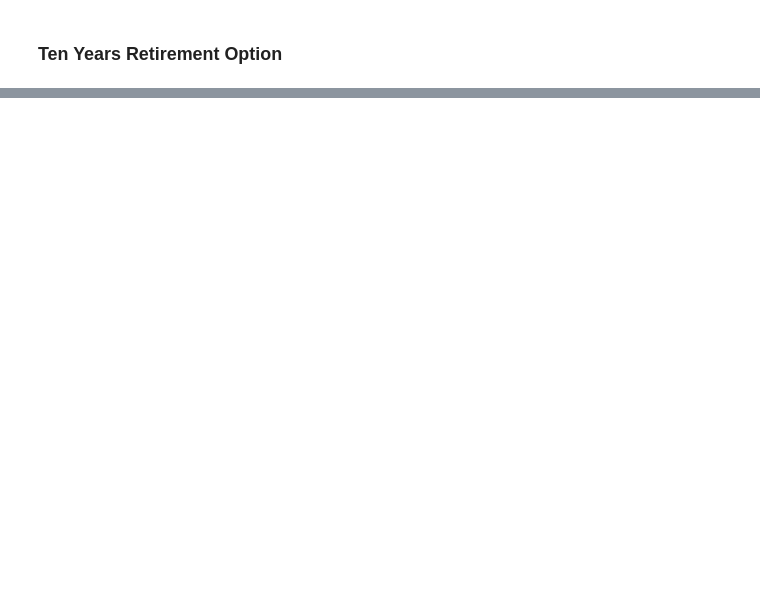
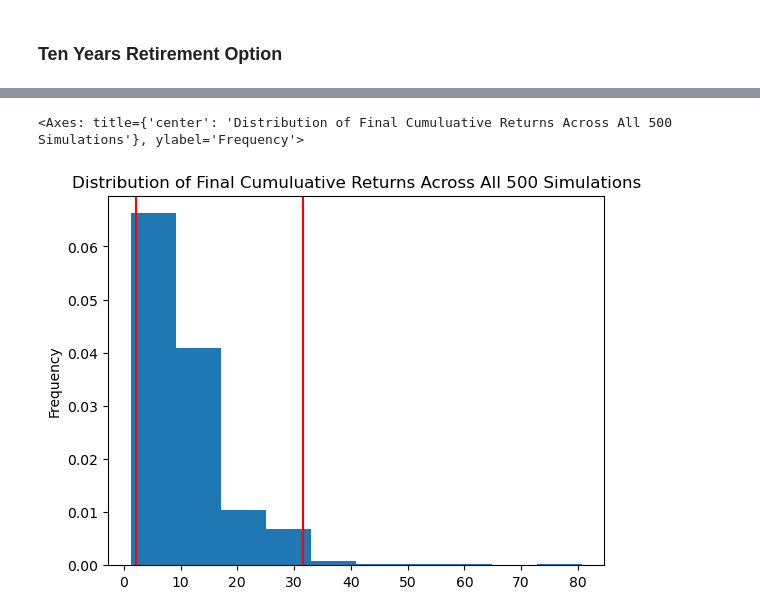
Before and after one commit to kimrodriguezFINTECH/CHALLENGE_5, a Jupyter notebook: financial-planner.ipynb, the cells around one changed output, grey strips where cells are left out. Saved outputs shown, nothing was run; the diff lists cells and outputs as text; code cells hidden in the pictures; blank space fills up the shorter version.

```diff
--- a/financial-planner.ipynb
+++ b/financial-planner.ipynb
@@ -375,3 +436,11 @@ NameError: name 'initial_investment' is not defined
 # %% [markdown]
 ### Ten Years Retirement Option
+# %%
+# Configuring a Monte Carlo simulation to forecast 10 years cumulative returns
+MC_ten_year = MCSimulation(
+    portfolio_data = df_five_year,
+    weights = [.40,.60],
+    num_simulation = 500,
+    num_trading_days = 252*30
+)
 # %%
@@ -386,5 +492,8 @@ NameError: name 'initial_investment' is not defined
 # %%
 # Plot probability distribution and confidence intervals
-# YOUR CODE HERE!
+MC_ten_year.plot_distribution()
+# %% [output]
+<Axes: title={'center': 'Distribution of Final Cumuluative Returns Across All 500 Simulations'}, ylabel='Frequency'>
+[figure, added]
 # %%
 # Fetch summary statistics from the Monte Carlo simulation results
```
Also changed, not shown: parts of 23 cells of this notebook.
